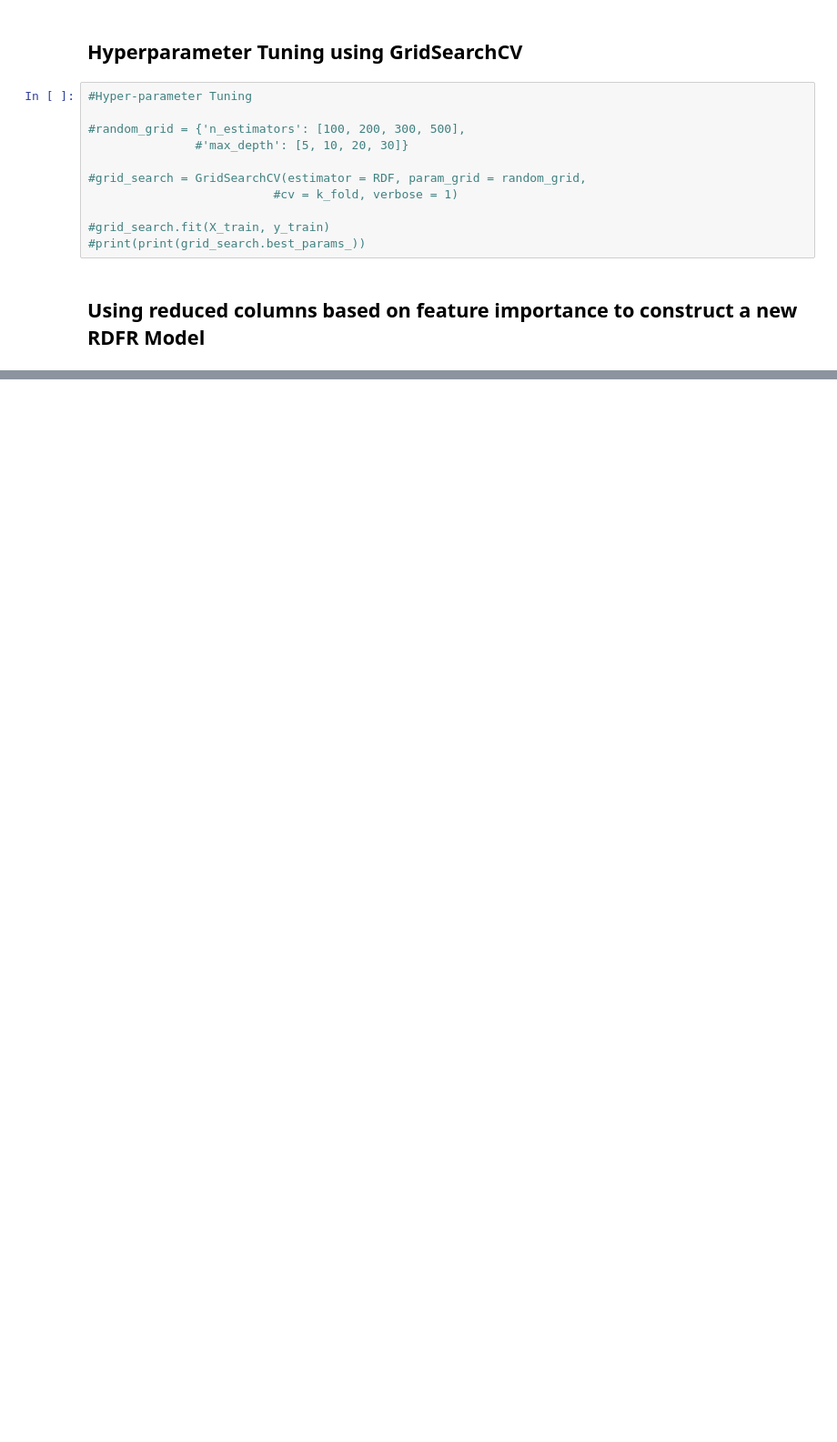
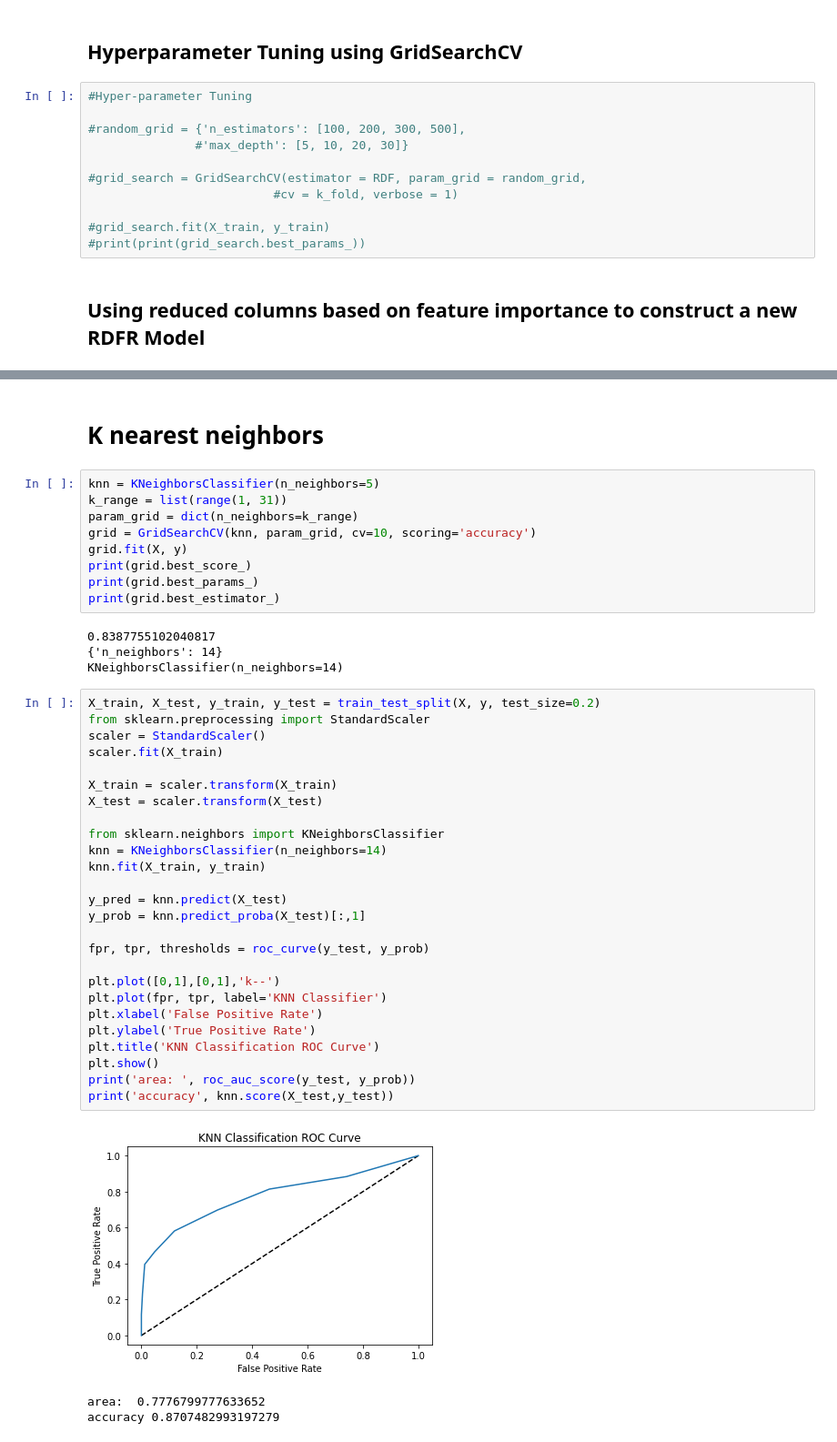
Before and after one commit to Xusong1998/Data-Analytics-Project, a Jupyter notebook: HR_Attrition_Data_Modeling.ipynb, the cells around one changed output, grey strips where cells are left out. Shown at 91% size. Drawn from its saved outputs; the diff is of its cells as text; blank space fills up the shorter version.

```diff
--- a/HR_Attrition_Data_Modeling.ipynb
+++ b/HR_Attrition_Data_Modeling.ipynb
@@ -175,0 +179,45 @@ auc score: 0.8189942643724157
+# %% [markdown]
+# K nearest neighbors
+# %%
+knn = KNeighborsClassifier(n_neighbors=5)
+k_range = list(range(1, 31))
+param_grid = dict(n_neighbors=k_range)
+grid = GridSearchCV(knn, param_grid, cv=10, scoring='accuracy')
+grid.fit(X, y)
+print(grid.best_score_)
+print(grid.best_params_)
+print(grid.best_estimator_)
+# %% [output]
+0.8387755102040817
+{'n_neighbors': 14}
+KNeighborsClassifier(n_neighbors=14)
+# %%
+X_train, X_test, y_train, y_test = train_test_split(X, y, test_size=0.2)
+from sklearn.preprocessing import StandardScaler
+scaler = StandardScaler()
+scaler.fit(X_train)
+
+X_train = scaler.transform(X_train)
+X_test = scaler.transform(X_test)
+
+from sklearn.neighbors import KNeighborsClassifier
+knn = KNeighborsClassifier(n_neighbors=14)
+knn.fit(X_train, y_train)
+
+y_pred = knn.predict(X_test)
+y_prob = knn.predict_proba(X_test)[:,1]
+
+fpr, tpr, thresholds = roc_curve(y_test, y_prob)
+
+plt.plot([0,1],[0,1],'k--')
+plt.plot(fpr, tpr, label='KNN Classifier')
+plt.xlabel('False Positive Rate')
+plt.ylabel('True Positive Rate')
+plt.title('KNN Classification ROC Curve')
+plt.show()
+print('area: ', roc_auc_score(y_test, y_prob))
+print('accuracy', knn.score(X_test,y_test))
+# %% [output]
+[figure, added]
+area:  0.7776799777633652
+accuracy 0.8707482993197279
```
Also changed, not shown: parts of 9 cells of this notebook.
